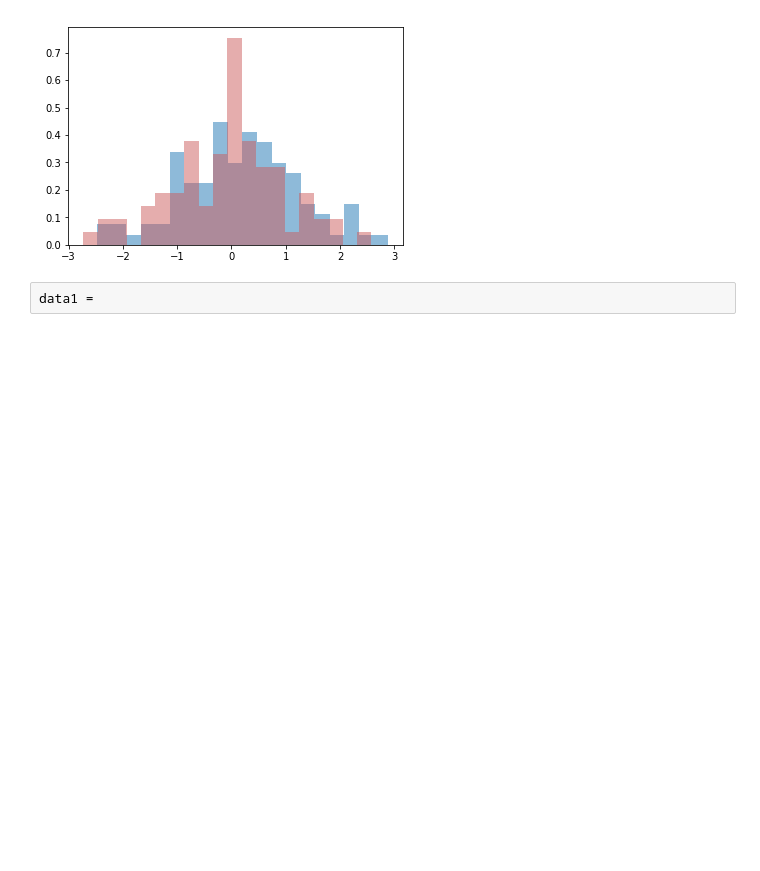
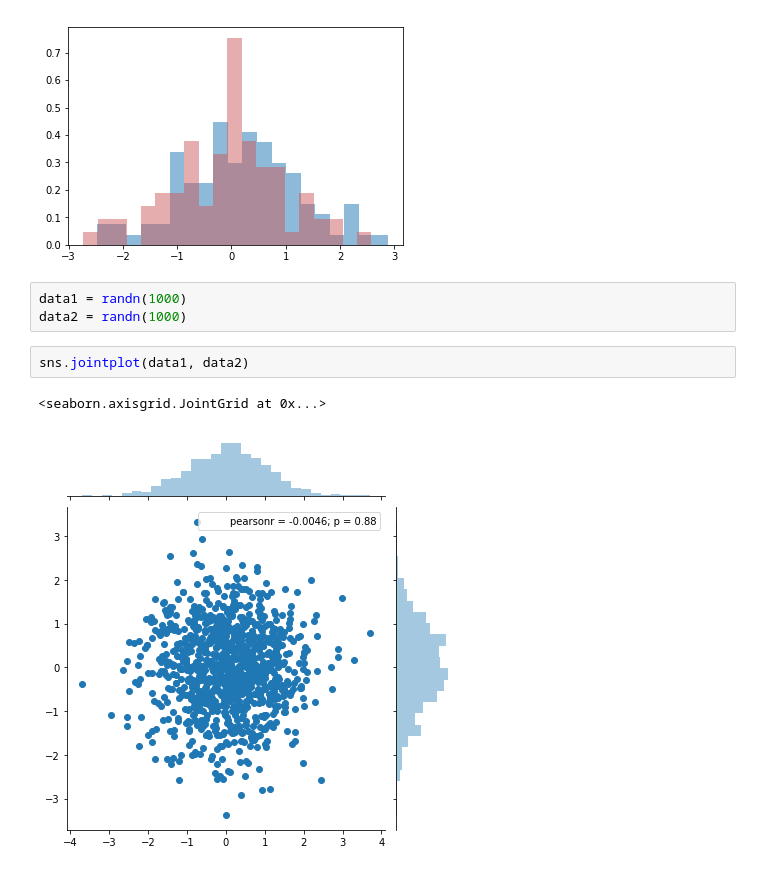
Before and after one commit to aki-06/Data_Science, a Jupyter notebook: 20180506_データの可視化.ipynb, the cells around one changed output. Drawn from its saved outputs; the diff is of its cells as text; blank space fills up the shorter version.

```diff
--- a/20180506_データの可視化.ipynb
+++ b/20180506_データの可視化.ipynb
@@ -53,5 +53,11 @@ plt.hist(dataset2, normed=True, alpha=0.5, bins=20, color='indianred')
          2.5752532 ]),
  <a list of 20 Patch objects>)
 [figure]
-# %%
-data1 =
+# %%
+data1 = randn(1000)
+data2 = randn(1000)
+# %%
+sns.jointplot(data1, data2)
+# %% [output]
+<seaborn.axisgrid.JointGrid at 0x...>
+[figure, added]
```
Also changed, not shown: parts of 21 cells of this notebook, 1 other file.
